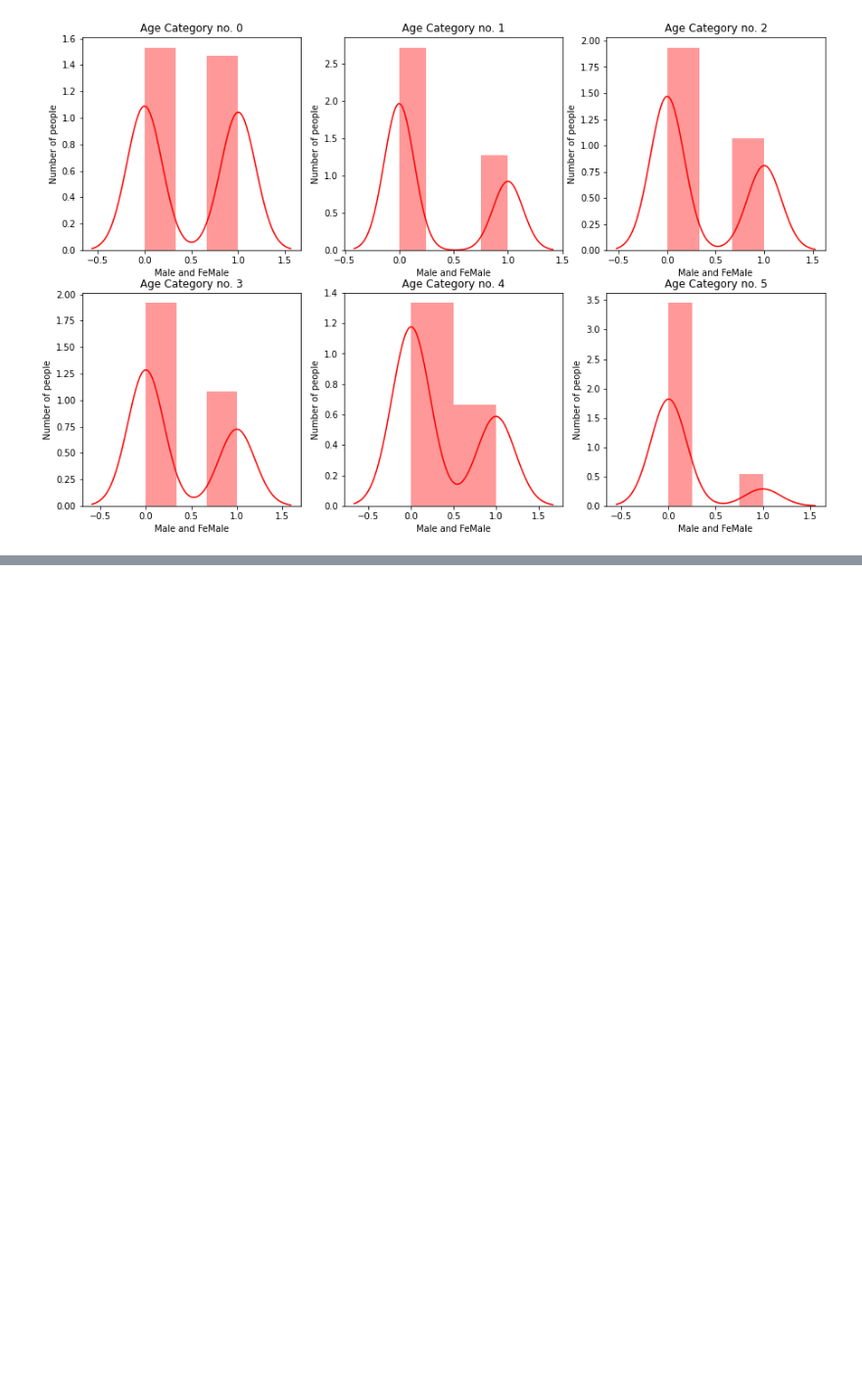
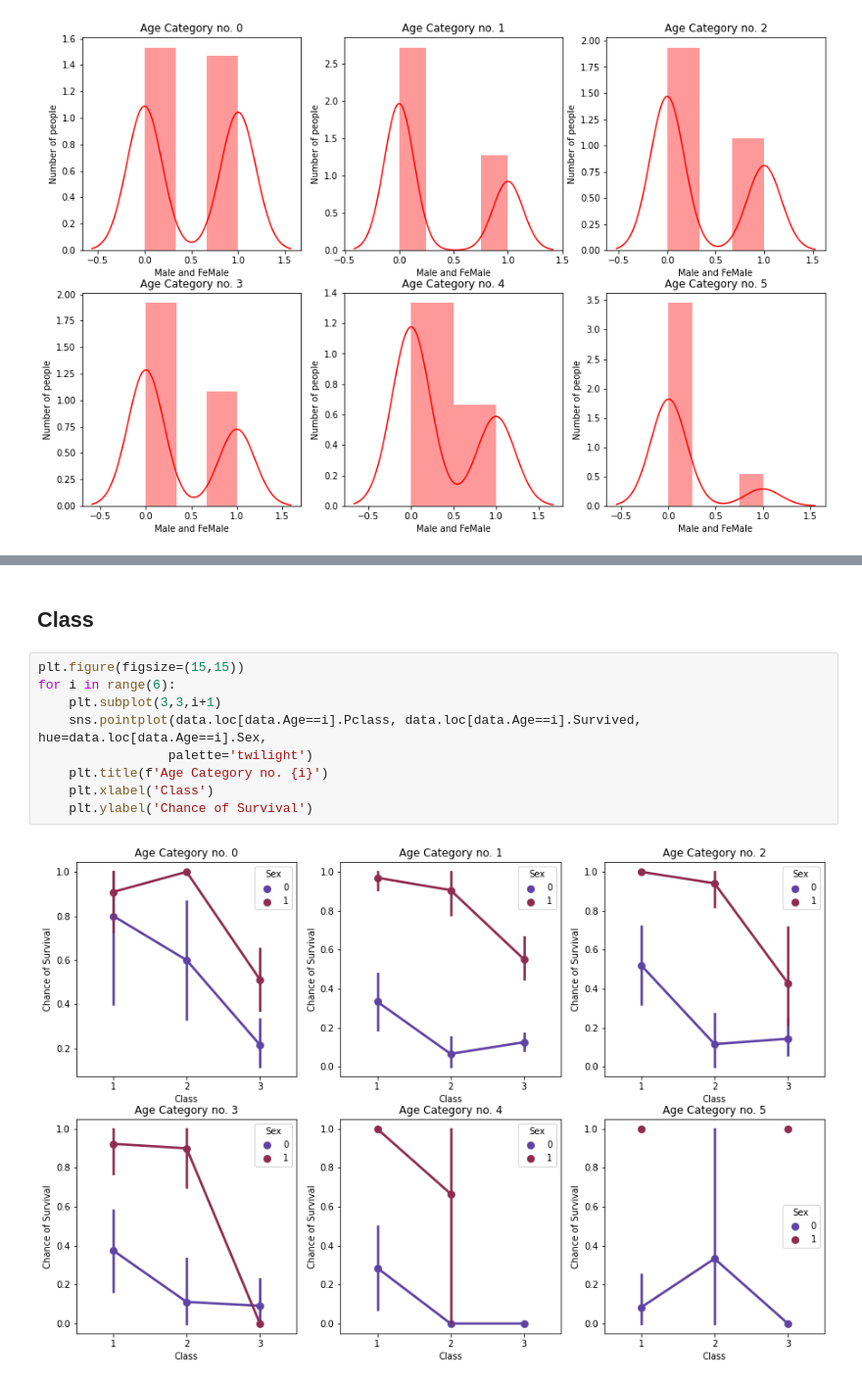
Before and after one commit to Nielspace/Data-Analytics, a Jupyter notebook: Data Analyst/Data Visualisation part 1.ipynb, the cells around one changed output, grey strips where cells are left out. Shown: that part at 98% size. Drawn from its saved outputs; the diff is of its cells as text; blank space fills up the shorter version.

```diff
--- a/Data Analyst/Data Visualisation part 1.ipynb
+++ b/Data Analyst/Data Visualisation part 1.ipynb
@@ -242,0 +230,13 @@ for i in range(6):
+# %% [markdown]
+## Class
+# %%
+plt.figure(figsize=(15,15))
+for i in range(6):
+    plt.subplot(3,3,i+1)
+    sns.pointplot(data.loc[data.Age==i].Pclass, data.loc[data.Age==i].Survived, hue=data.loc[data.Age==i].Sex,
+                 palette='twilight')
+    plt.title(f'Age Category no. {i}')
+    plt.xlabel('Class')
+    plt.ylabel('Chance of Survival')
+# %% [output]
+[figure, added]
```
Also changed, not shown: parts of 10 cells of this notebook.
